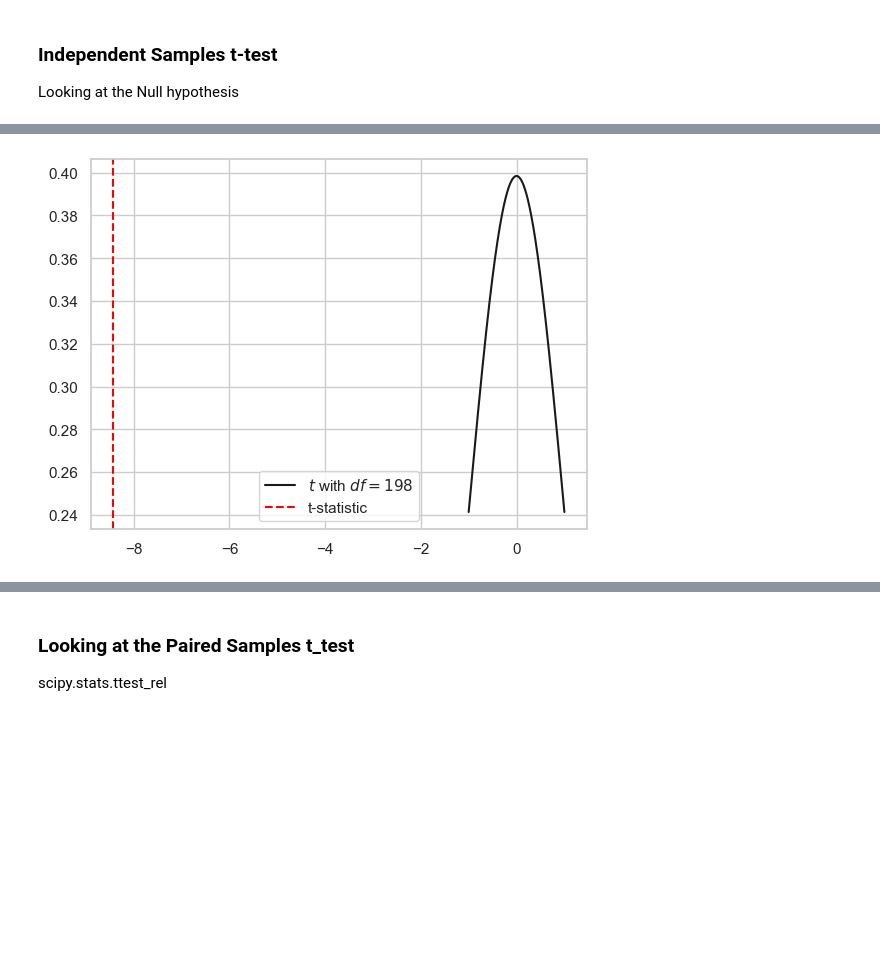
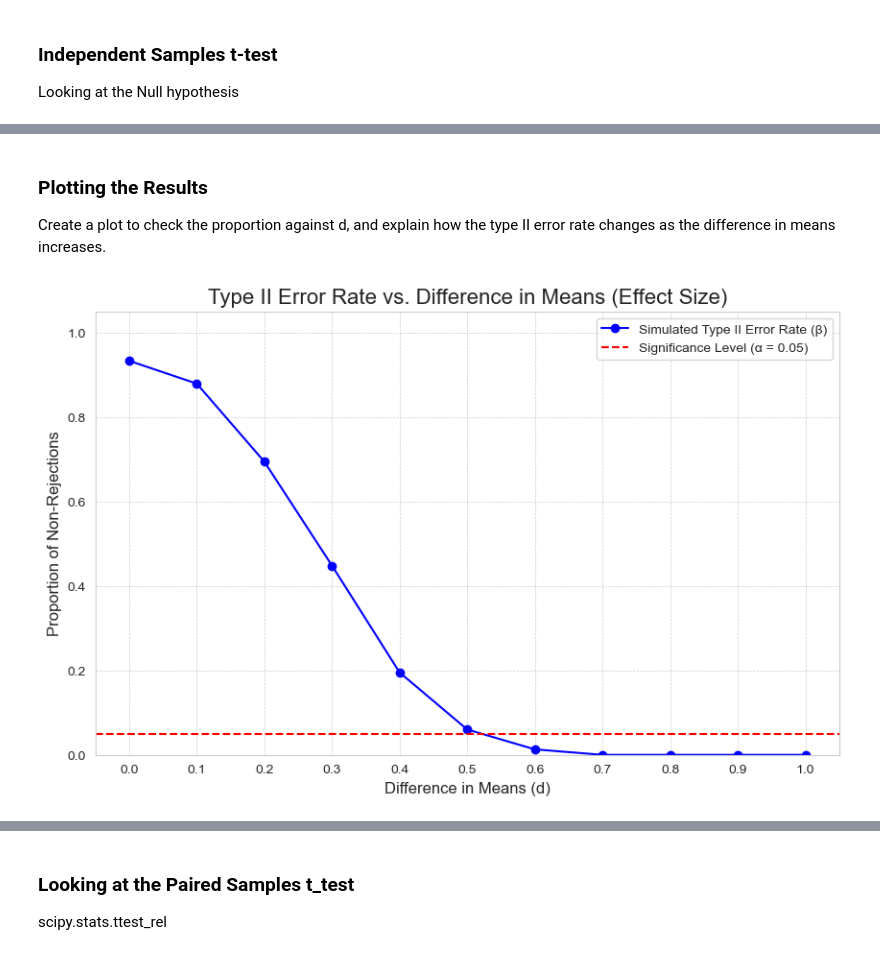
Before and after one commit to Jennyicano/applied-statistics, a Jupyter notebook: problems.ipynb, the cells around one changed output, grey strips where cells are left out. Saved outputs shown, nothing was run; the diff lists cells and outputs as text; code cells hidden in the pictures; blank space fills up the shorter version.

```diff
--- a/problems.ipynb
+++ b/problems.ipynb
@@ -619,15 +620,30 @@ TtestResult(statistic=-8.420025891882783, pvalue=7.54294077637129e-15, df=198.0)
-# %%
-fig, ax = plt.subplots()
-x = np.linspace(-1.0, 1.0, 1000)
-
-# plot the t-distribution (use stats.t, not stats.norm, and pass df)
-ax.plot(x, stats.t.pdf(x, df=198), 'k', label=r'$t$ with $df=198$')
-
-# add vertical line at the observed t-statistic
-t_stat = stats.ttest_ind(group1, group2).statistic
-ax.axvline(t_stat, color='red', linestyle='--', label='t-statistic')
-
-ax.legend()
-plt.show()
-# %% [output]
-[figure, removed]
+# %% [markdown]
+### Plotting the Results
+
+Create a plot to check the proportion against d, and explain how the type II error rate changes as the difference in means increases.
+# %%
+# Plotting the Results
+
+sns.set_style("whitegrid")
+plt.figure(figsize=(10, 6))
+
+# Plot the proportion of non-rejections (Type II error rate) against d.
+plt.plot(mean_differences, type2_errors_rates, marker='o', linestyle='-', color='b', label='Simulated Type II Error Rate (β)')
+
+# Add a horizontal line for the significance level for context.
+# Use the existing variable 'alpha' (defined in cell 55) instead of undefined 'ALPHA'.
+plt.axhline(y=alpha, color='r', linestyle='--', label=f'Significance Level (α = {alpha})')
+
+# Adding the information related to labels and title.
+plt.title('Type II Error Rate vs. Difference in Means (Effect Size)', fontsize=16)
+plt.xlabel('Difference in Means (d)', fontsize=12)
+plt.ylabel('Proportion of Non-Rejections', fontsize=12)
+plt.xticks(mean_differences)
+plt.ylim(0, 1.05)
+plt.legend()
+plt.grid(True, which='both', linestyle='--', linewidth=0.5)
+
+# Display the plot.
+plt.show()
+# %% [output]
+[figure, added]
```
Also changed, not shown: parts of 25 cells of this notebook, 1 other file.
